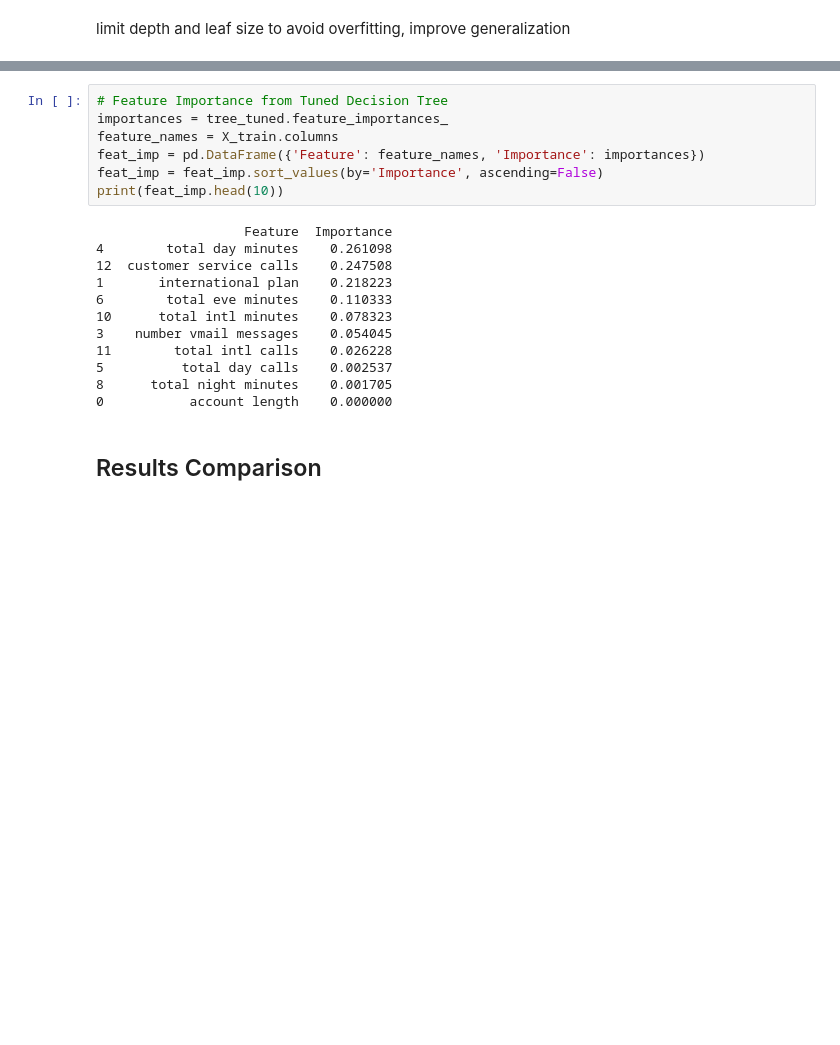
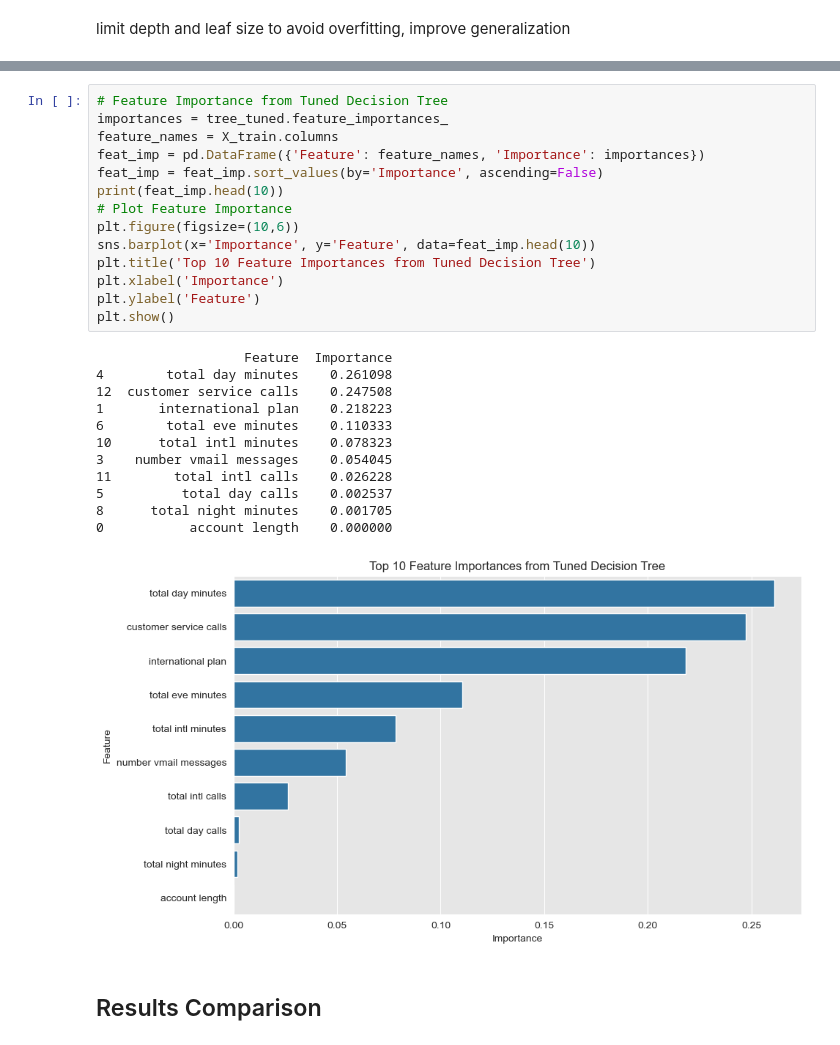
Before and after one commit to OmondiOmolo/project3, a Jupyter notebook: student.ipynb, the cells around one changed output, grey strips where cells are left out. Drawn from its saved outputs; the diff is of its cells as text; blank space fills up the shorter version.

```diff
--- a/student.ipynb
+++ b/student.ipynb
@@ -319,22 +360,30 @@ ROC-AUC: 0.8440947730150118
 # %%
 # Feature Importance from Tuned Decision Tree
 importances = tree_tuned.feature_importances_
 feature_names = X_train.columns
 feat_imp = pd.DataFrame({'Feature': feature_names, 'Importance': importances})
 feat_imp = feat_imp.sort_values(by='Importance', ascending=False)
 print(feat_imp.head(10))
+# Plot Feature Importance
+plt.figure(figsize=(10,6))
+sns.barplot(x='Importance', y='Feature', data=feat_imp.head(10))
+plt.title('Top 10 Feature Importances from Tuned Decision Tree')
+plt.xlabel('Importance')
+plt.ylabel('Feature')
+plt.show()
 # %% [output]
                    Feature  Importance
 4        total day minutes    0.261098
 12  customer service calls    0.247508
 1       international plan    0.218223
 6        total eve minutes    0.110333
 10      total intl minutes    0.078323
 3    number vmail messages    0.054045
 11        total intl calls    0.026228
 5          total day calls    0.002537
 8      total night minutes    0.001705
 0           account length    0.000000
+[figure, added]
 # %% [markdown]
 ## Results Comparison
 # %% [markdown]
```
Also changed, not shown: parts of 4 cells of this notebook, 7 other files.
